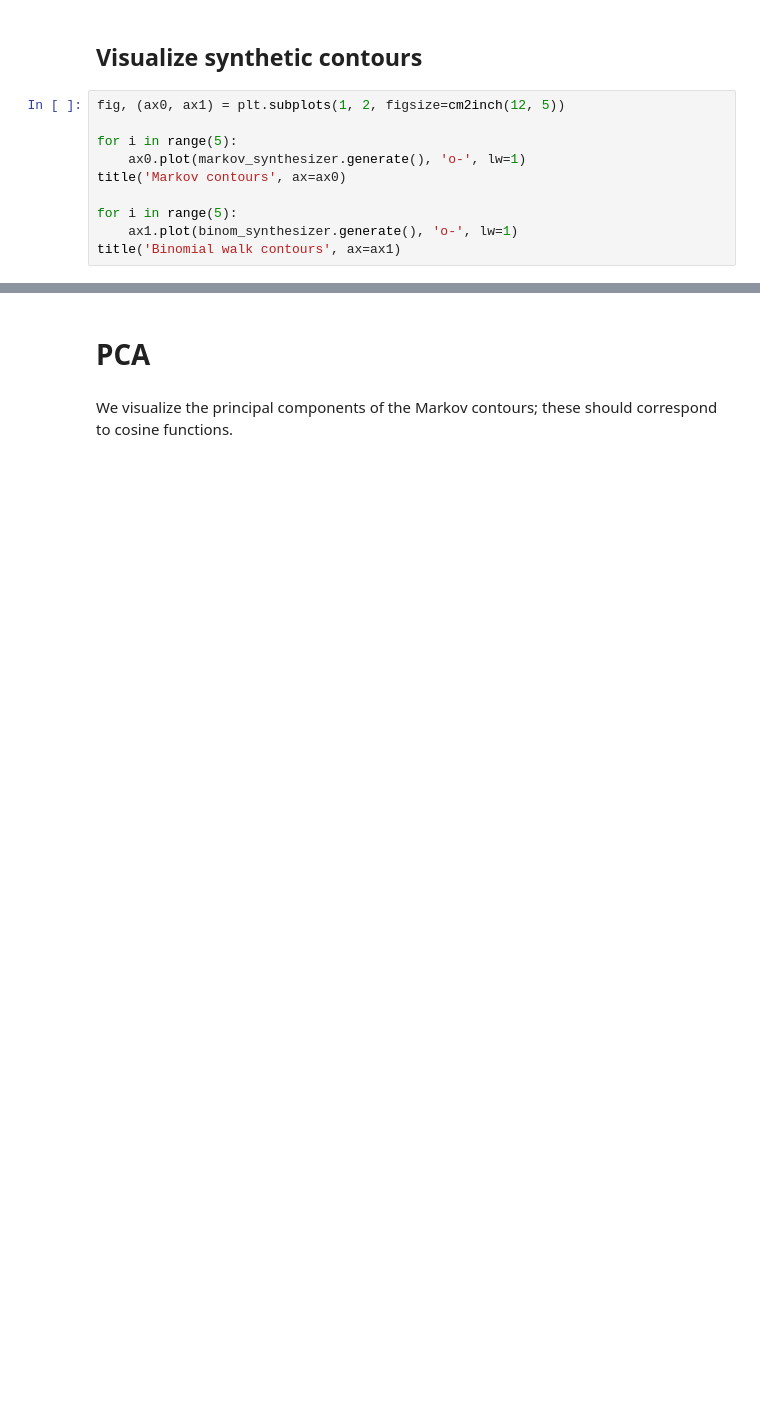
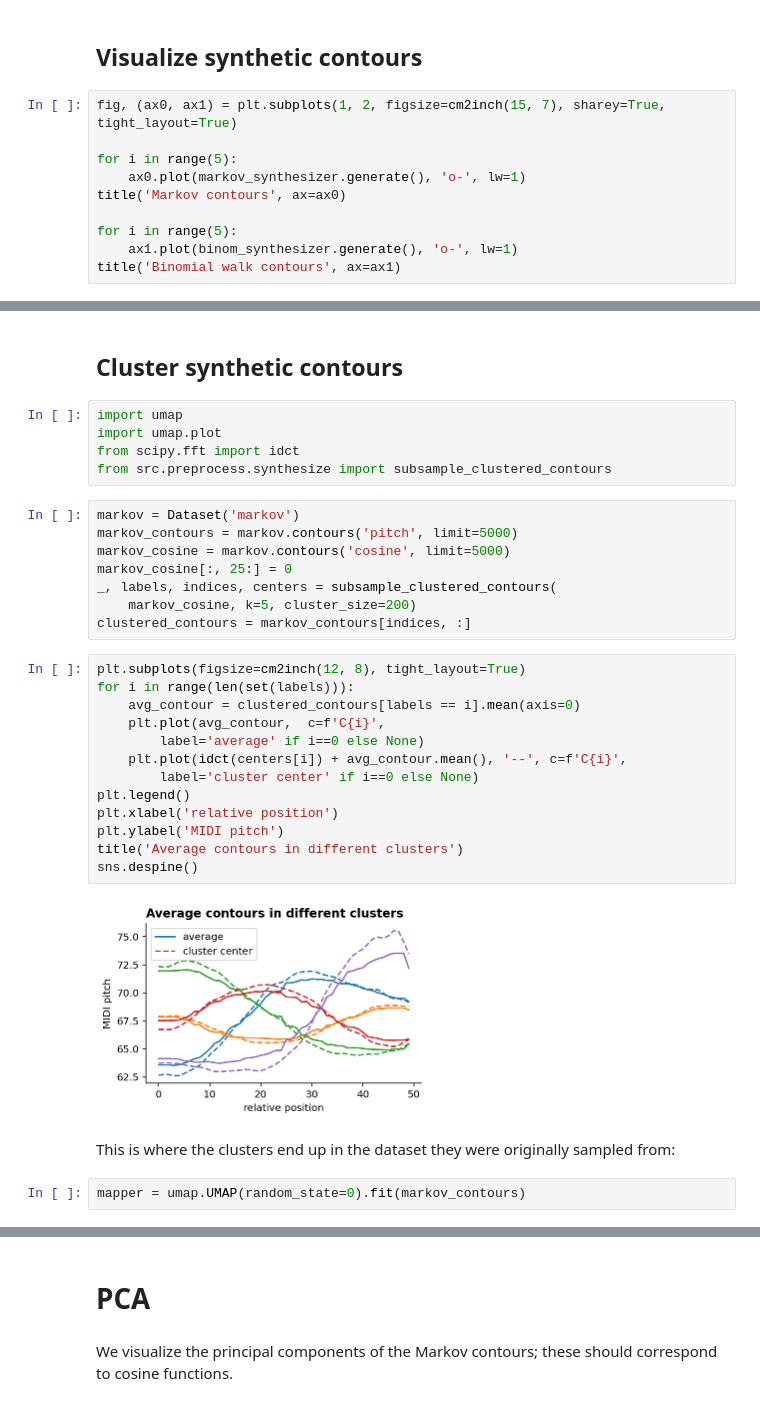
Before and after one commit to bacor/shapes-of-music, a Jupyter notebook: clean_notebooks/Synthetic contours.ipynb, the cells around one changed output, grey strips where cells are left out. Saved outputs shown, nothing was run; the diff lists cells and outputs as text; blank space fills up the shorter version.

```diff
--- a/clean_notebooks/Synthetic contours.ipynb
+++ b/clean_notebooks/Synthetic contours.ipynb
@@ -61,7 +57,7 @@ Text(0.5, 1, 'Transition probabilities')
 # %% [markdown]
 ## Visualize synthetic contours
 # %%
-fig, (ax0, ax1) = plt.subplots(1, 2, figsize=cm2inch(12, 5))
+fig, (ax0, ax1) = plt.subplots(1, 2, figsize=cm2inch(15, 7), sharey=True, tight_layout=True)
 
 for i in range(5):
     ax0.plot(markov_synthesizer.generate(), 'o-', lw=1)
@@ -89,0 +89,34 @@ title('Binomial walk contours', ax=ax1)
+# %% [markdown]
+## Cluster synthetic contours
+# %%
+import umap
+import umap.plot
+from scipy.fft import idct
+from src.preprocess.synthesize import subsample_clustered_contours
+# %%
+markov = Dataset('markov')
+markov_contours = markov.contours('pitch', limit=5000)
+markov_cosine = markov.contours('cosine', limit=5000)
+markov_cosine[:, 25:] = 0
+_, labels, indices, centers = subsample_clustered_contours(
+    markov_cosine, k=5, cluster_size=200)
+clustered_contours = markov_contours[indices, :]
+# %%
+plt.subplots(figsize=cm2inch(12, 8), tight_layout=True)
+for i in range(len(set(labels))):
+    avg_contour = clustered_contours[labels == i].mean(axis=0)
+    plt.plot(avg_contour,  c=f'C{i}',
+        label='average' if i==0 else None)
+    plt.plot(idct(centers[i]) + avg_contour.mean(), '--', c=f'C{i}',
+        label='cluster center' if i==0 else None)
+plt.legend()
+plt.xlabel('relative position')
+plt.ylabel('MIDI pitch')
+title('Average contours in different clusters')
+sns.despine()
+# %% [output]
+[figure, added]
+# %% [markdown]
+This is where the clusters end up in the dataset they were originally sampled from:
+# %%
+mapper = umap.UMAP(random_state=0).fit(markov_contours)
```
Also changed, not shown: parts of 16 cells of this notebook, 7 other files.
